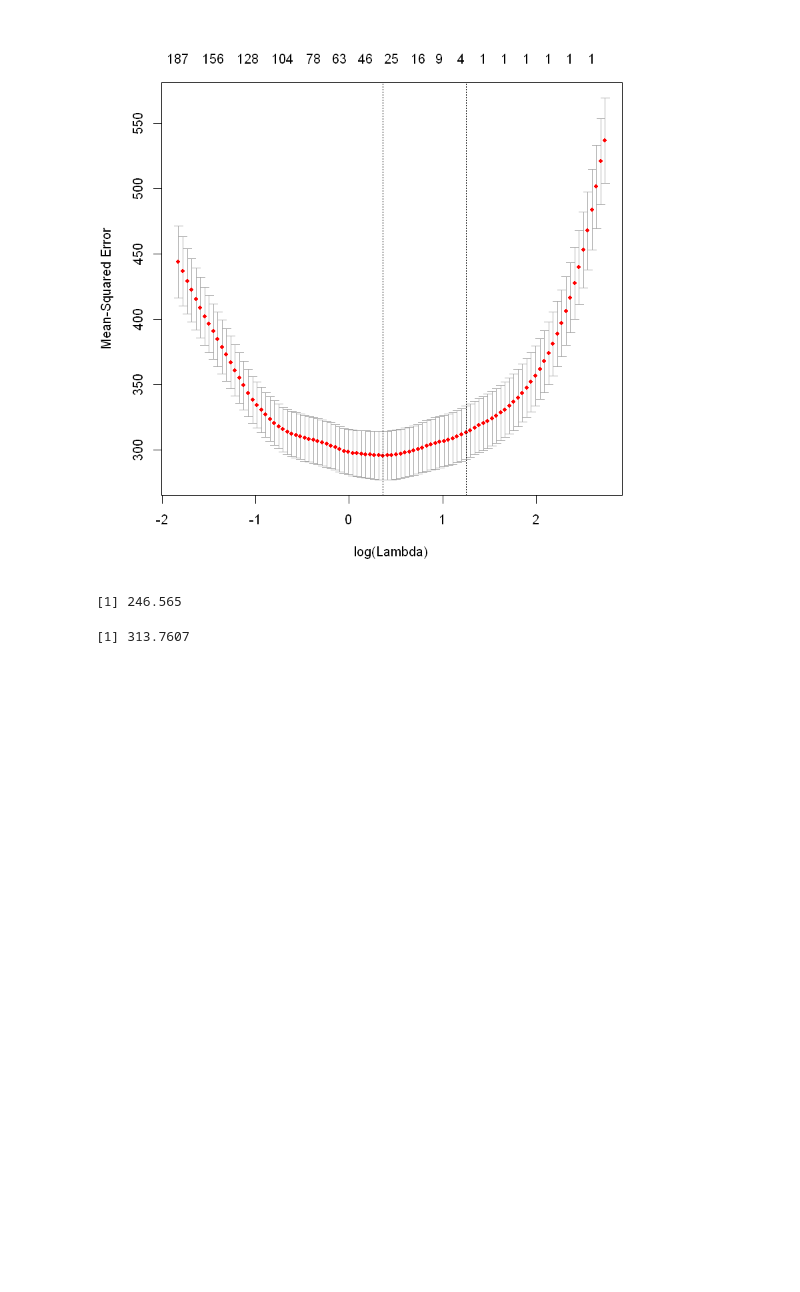
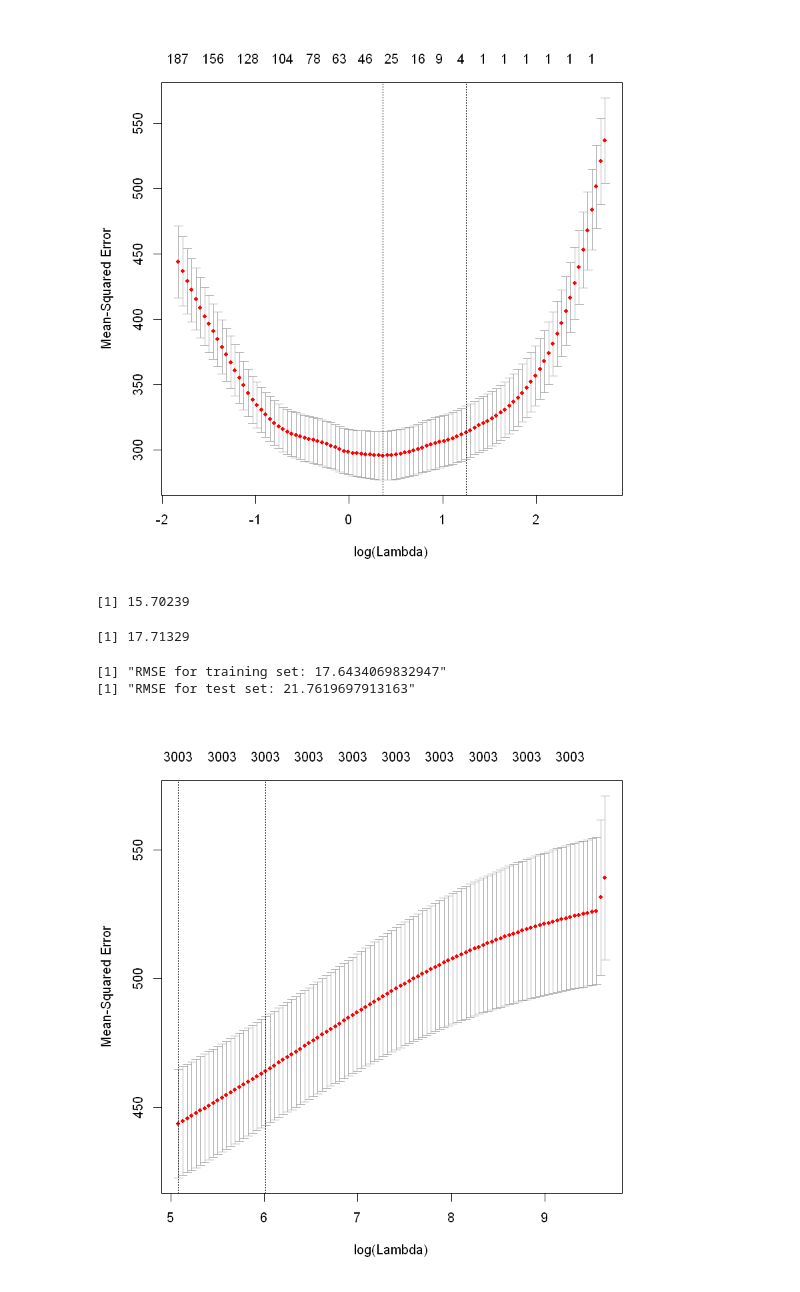
Before and after one commit to ghaeflig/Miniproject-Bio-322, a Jupyter notebook: src/LinearMethod.ipynb, the cells around one changed output. Saved outputs shown, nothing was run; the diff lists cells and outputs as text; code cells hidden in the pictures; blank space fills up the shorter version.

Commit message:
ridge and beginning of neural network

```diff
--- a/src/LinearMethod.ipynb
+++ b/src/LinearMethod.ipynb
@@ -19,7 +23,8 @@ lm.fit <- lm(VALENCE.PLEASANTNESS ~ ., data.train)
 summary(lm.fit)
 RSS = sum((data.test$VALENCE.PLEASANTNESS - predict(lm.fit, data.test))^2)
 RSS
-
+RMSE=sqrt(mean((data.test$VALENCE.PLEASANTNESS - predict(lm.fit, data.test))^2))
+print(RMSE)
 #quality.of.fit <- function(fit, data) {
 #    RSS <- sum((data$VALENCE.PLEASANTNESS - predict(fit, data))^2)
 #    TSS <- sum((data$VALENCE.PLEASANTNESS - mean(data$VALENCE.PLEASANTNESS))^2)
@@ -28,6 +33,7 @@ RSS
 #quality.of.fit(lm.fit, data.test)
 
 #--> test RSS very high
+#-->RMSE is 64134 as a baseline for comparison
 # %% [output]
 Call:
 lm(formula = VALENCE.PLEASANTNESS ~ ., data = data.train)
@@ -190,10 +199,10 @@ coeffs<-coef(best.lasso)
 [figure]
 # %%
 y<-predict(best.lasso,data1x)
-RMSE.train=mean((y-data1y)**2)
+RMSE.train=sqrt(mean((y-data1y)**2))
 RMSE.train
 # %% [output]
-[1] 246.565
+[1] 15.70239
 # %%
 #prepare test data
 
@@ -203,9 +212,33 @@ data1y.test<-data.test$VALENCE.PLEASANTNESS
 
 #test lasso regularization on test set
 y<-predict(best.lasso, data1x.test)
-RMSE.test=mean((y-data1y.test)**2)
+RMSE.test=sqrt(mean((y-data1y.test)**2))
 
 RMSE.test
 #still quite high test error
 # %% [output]
-[1] 313.7607
+[1] 17.71329
+# %%
+#Same process using Ridge regularization
+set.seed(12)
+
+#cross-validation ridge on training set
+cv.ridge <- cv.glmnet(data1x, data1y, alpha = 0)
+plot(cv.ridge)
+best.ridge <- glmnet(data1x, data1y, alpha = 0, lambda = cv.ridge$lambda.min)
+coeffs<-coef(best.ridge)
+
+#use model on training data set
+y<-predict(best.ridge,data1x)
+RMSE.train=sqrt(mean((y-data1y)**2))
+print(paste0("RMSE for training set: ",RMSE.train))
+
+#test ridge regularization on test set
+y<-predict(best.ridge, data1x.test)
+RMSE.test=sqrt(mean((y-data1y.test)**2))
+
+print(paste0("RMSE for test set: ",RMSE.test))
+# %% [output]
+[1] "RMSE for training set: 17.6434069832947"
+[1] "RMSE for test set: 21.7619697913163"
+[figure, added]
```
Also changed, not shown: parts of 7 cells of this notebook, 1 other file.
